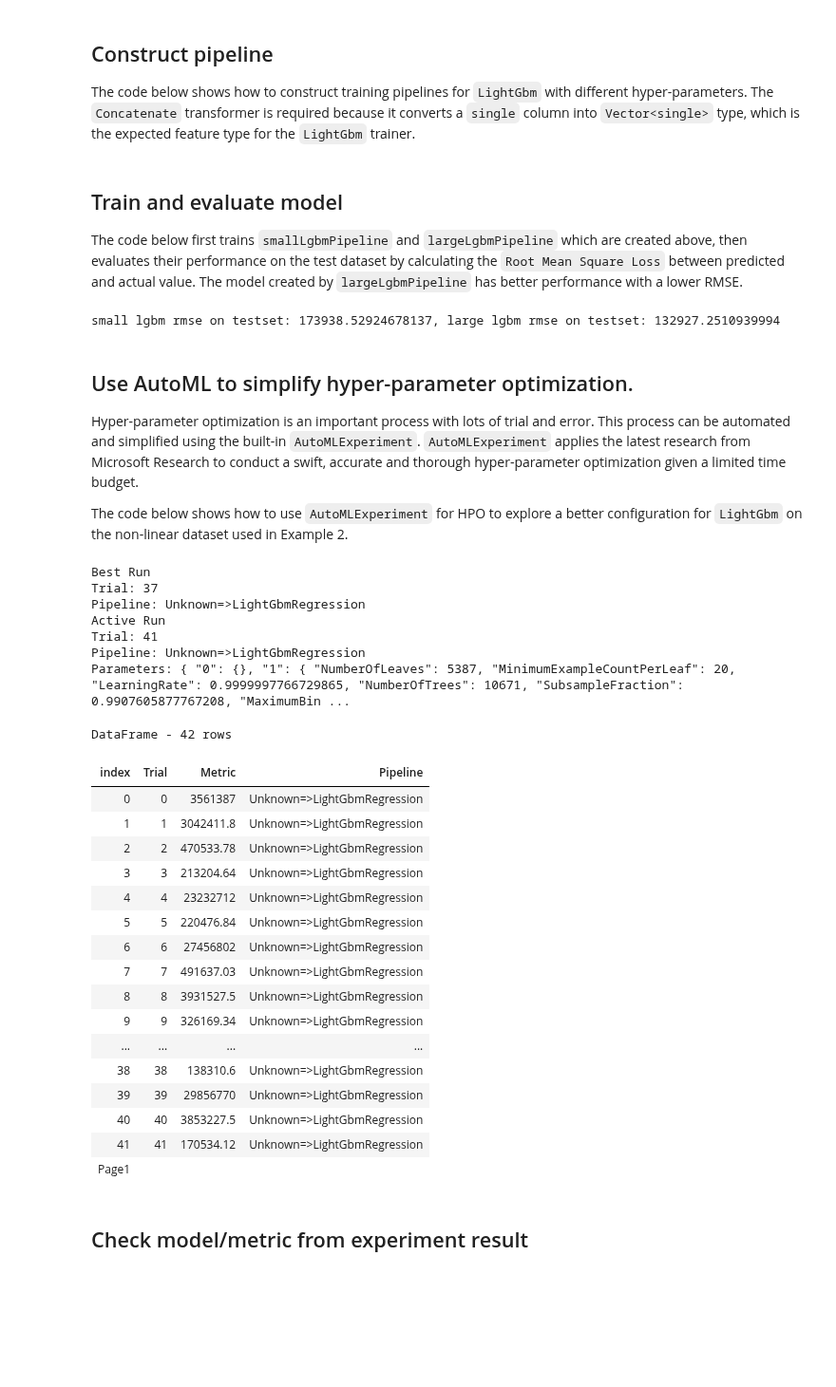
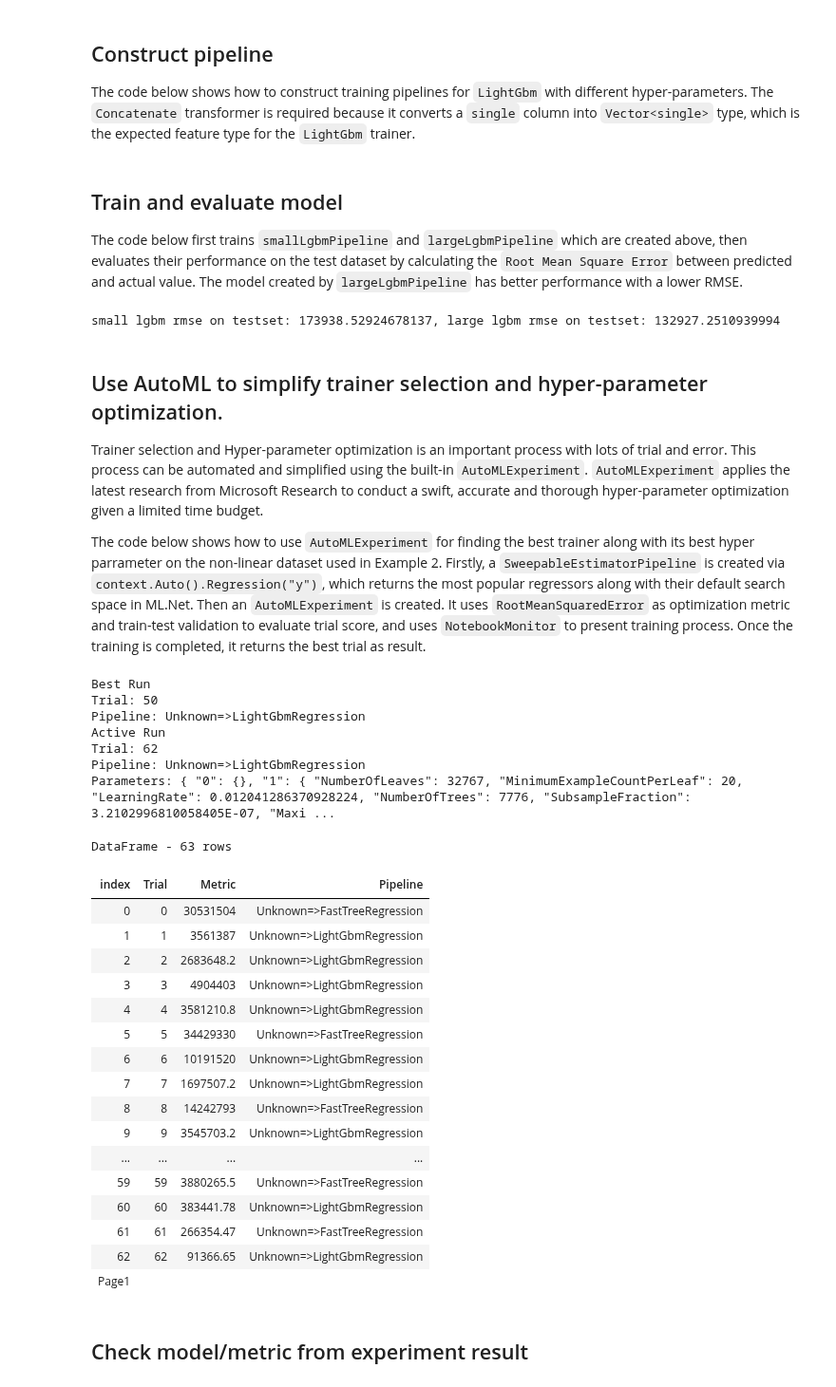
Before and after one commit to dotnet/csharp-notebooks, a Jupyter notebook: machine-learning/03-Training and AutoML.ipynb, the cells around one changed output. Shown at 95% size. Drawn from its saved outputs; the diff is of its cells as text; code cells hidden in the pictures; blank space fills up the shorter version.

```diff
--- a/machine-learning/03-Training and AutoML.ipynb
+++ b/machine-learning/03-Training and AutoML.ipynb
@@ -174,6 +179,6 @@ var largeLgbmPipeline = context.Transforms.Concatenate("Features", "X")
 # %% [markdown]
 ## Train and evaluate model
-The code below first trains `smallLgbmPipeline` and `largeLgbmPipeline` which are created above, then evaluates their performance on the test dataset by calculating the `Root Mean Square Loss` between predicted and actual value. The model created by `largeLgbmPipeline` has better performance with a lower RMSE.
+The code below first trains `smallLgbmPipeline` and `largeLgbmPipeline` which are created above, then evaluates their performance on the test dataset by calculating the `Root Mean Square Error` between predicted and actual value. The model created by `largeLgbmPipeline` has better performance with a lower RMSE.
 # %%
 var smallLgbmModel = smallLgbmPipeline.Fit(trainTestSplit.TrainSet);
 var largeLgbmModel = largeLgbmPipeline.Fit(trainTestSplit.TrainSet);
@@ -189,52 +194,52 @@ Console.WriteLine($"small lgbm rmse on testset: {smallLgbmMetric.RootMeanSquared
 # %% [output]
 small lgbm rmse on testset: 173938.52924678137, large lgbm rmse on testset: 132927.2510939994
 # %% [markdown]
-## Use AutoML to simplify hyper-parameter optimization.
-Hyper-parameter optimization is an important process with lots of trial and error. This process can be automated and simplified using the built-in `AutoMLExperiment`. `AutoMLExperiment` applies the latest research from Microsoft Research to conduct a swift, accurate and thorough hyper-parameter optimization given a limited time budget.
+## Use AutoML to simplify trainer selection and hyper-parameter optimization.
+Trainer selection and Hyper-parameter optimization is an important process with lots of trial and error. This process can be automated and simplified using the built-in `AutoMLExperiment`. `AutoMLExperiment` applies the latest research from Microsoft Research to conduct a swift, accurate and thorough hyper-parameter optimization given a limited time budget.
 
-The code below shows how to use `AutoMLExperiment` for HPO to explore a better configuration for `LightGbm` on the non-linear dataset used in Example 2.
+The code below shows how to use `AutoMLExperiment` for finding the best trainer along with its best hyper parrameter on the non-linear dataset used in Example 2. Firstly, a `SweepableEstimatorPipeline` is created via `context.Auto().Regression("y")`, which returns the most popular regressors along with their default search space in ML.Net. Then an `AutoMLExperiment` is created. It uses `RootMeanSquaredError` as optimization metric and train-test validation to evaluate trial score, and uses `NotebookMonitor` to present training process. Once the training is completed, it returns the best trial as result.
 # %%
+var context =new MLContext(seed: 1);
 var pipeline = context.Transforms.Concatenate("Features", "X")
-    .Append(context.Auto().Regression("y", useFastForest: false, useFastTree: false, useLbfgs: false, useSdca: false));
+    .Append(context.Auto().Regression("y", useLbfgs: false, useSdca: false, useFastForest: false));
 
 var monitor = new NotebookMonitor();
-
 var experiment = context.Auto().CreateExperiment();
 experiment.SetPipeline(pipeline)
         .SetEvaluateMetric(RegressionMetric.RootMeanSquaredError, "y")
-        .SetTrainingTimeInSeconds(120)
+        .SetTrainingTimeInSeconds(300)
         .SetDataset(trainTestSplit.TrainSet, trainTestSplit.TestSet)
         .SetMonitor(monitor);
 
 // Configure Visualizer
 monitor.SetUpdate(monitor.Display());
 
 var res = await experiment.Run();
 # %% [output]
 Best Run
-Trial: 37
+Trial: 50
 Pipeline: Unknown=>LightGbmRegression
 Active Run
-Trial: 41
+Trial: 62
 Pipeline: Unknown=>LightGbmRegression
-Parameters: { "0": {}, "1": { "NumberOfLeaves": 5387, "MinimumExampleCountPerLeaf": 20, "LearningRate": 0.9999997766729865, "NumberOfTrees": 10671, "SubsampleFraction": 0.9907605877767208, "MaximumBin ...
+Parameters: { "0": {}, "1": { "NumberOfLeaves": 32767, "MinimumExampleCountPerLeaf": 20, "LearningRate": 0.012041286370928224, "NumberOfTrees": 7776, "SubsampleFraction": 3.2102996810058405E-07, "Maxi ...
-DataFrame - 42 rows
+DataFrame - 63 rows
 | index | Trial | Metric | Pipeline |
-| 0 | 0 | 3561387 | Unknown=>LightGbmRegression |
-| 1 | 1 | 3042411.8 | Unknown=>LightGbmRegression |
-| 2 | 2 | 470533.78 | Unknown=>LightGbmRegression |
-| 3 | 3 | 213204.64 | Unknown=>LightGbmRegression |
-| 4 | 4 | 23232712 | Unknown=>LightGbmRegression |
-| 5 | 5 | 220476.84 | Unknown=>LightGbmRegression |
-| 6 | 6 | 27456802 | Unknown=>LightGbmRegression |
-| 7 | 7 | 491637.03 | Unknown=>LightGbmRegression |
-| 8 | 8 | 3931527.5 | Unknown=>LightGbmRegression |
-| 9 | 9 | 326169.34 | Unknown=>LightGbmRegression |
+| 0 | 0 | 30531504 | Unknown=>FastTreeRegression |
+| 1 | 1 | 3561387 | Unknown=>LightGbmRegression |
+| 2 | 2 | 2683648.2 | Unknown=>LightGbmRegression |
+| 3 | 3 | 4904403 | Unknown=>LightGbmRegression |
+| 4 | 4 | 3581210.8 | Unknown=>LightGbmRegression |
+| 5 | 5 | 34429330 | Unknown=>FastTreeRegression |
+| 6 | 6 | 10191520 | Unknown=>LightGbmRegression |
+| 7 | 7 | 1697507.2 | Unknown=>LightGbmRegression |
+| 8 | 8 | 14242793 | Unknown=>FastTreeRegression |
+| 9 | 9 | 3545703.2 | Unknown=>LightGbmRegression |
 | ... | ... | ... | ... |
-| 38 | 38 | 138310.6 | Unknown=>LightGbmRegression |
-| 39 | 39 | 29856770 | Unknown=>LightGbmRegression |
-| 40 | 40 | 3853227.5 | Unknown=>LightGbmRegression |
-| 41 | 41 | 170534.12 | Unknown=>LightGbmRegression |
+| 59 | 59 | 3880265.5 | Unknown=>FastTreeRegression |
+| 60 | 60 | 383441.78 | Unknown=>LightGbmRegression |
+| 61 | 61 | 266354.47 | Unknown=>FastTreeRegression |
+| 62 | 62 | 91366.65 | Unknown=>LightGbmRegression |
 | Page1 |  |  |  |
 # %% [markdown]
 ## Check model/metric from experiment result
```
Also changed, not shown: parts of 13 cells of this notebook.
